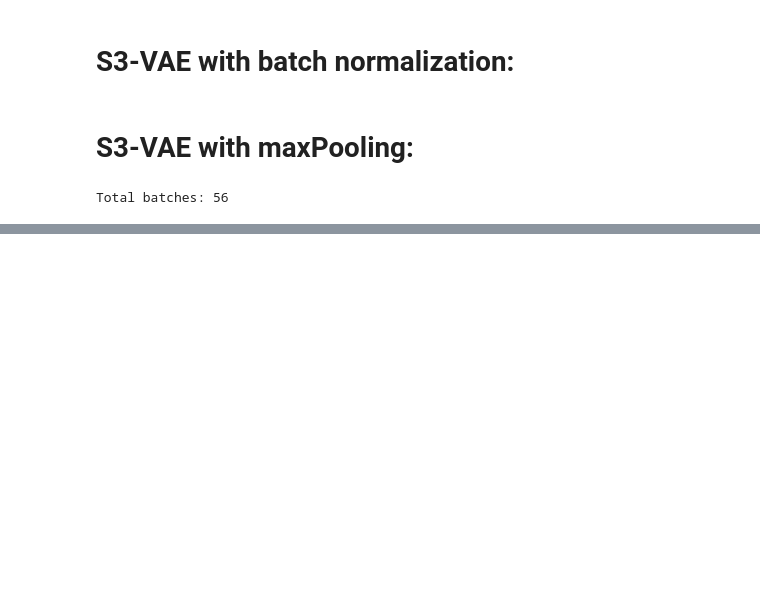
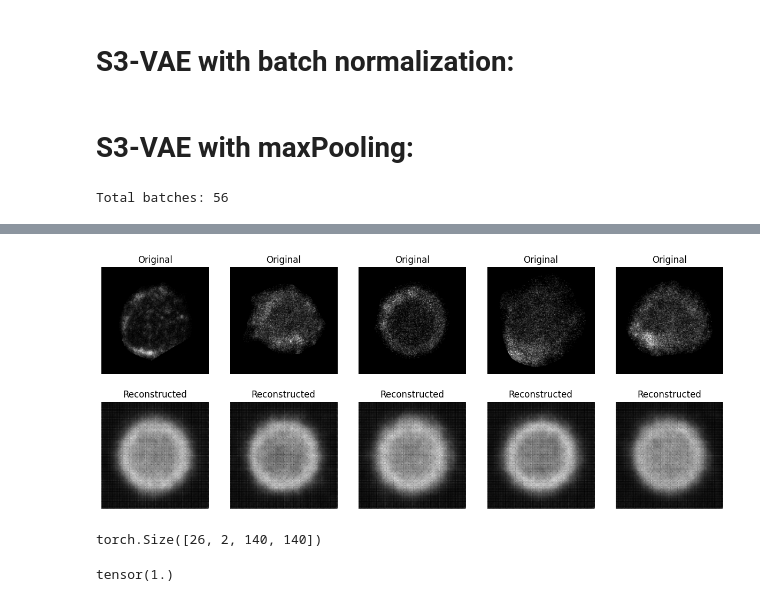
Before and after one commit to minimano09/master_thesis_VAE, a Jupyter notebook: s3-vae.ipynb, the cells around one changed output, grey strips where cells are left out. Saved outputs shown, nothing was run; the diff lists cells and outputs as text; code cells hidden in the pictures; blank space fills up the shorter version.

```diff
--- a/s3-vae.ipynb
+++ b/s3-vae.ipynb
@@ -355,0 +426,4 @@ visualize_reconstructions(vae, btk_loader, device)
+# %%
+visualize_reconstructions(vae, btk_loader, device)
+# %% [output]
+[figure, added]
@@ -355,0 +432,8 @@ visualize_reconstructions(vae, btk_loader, device)
+# %%
+recon_images.shape
+# %% [output]
+torch.Size([26, 2, 140, 140])
+# %%
+images.max()
+# %% [output]
+tensor(1.)
```
Also changed, not shown: parts of 16 cells of this notebook.
